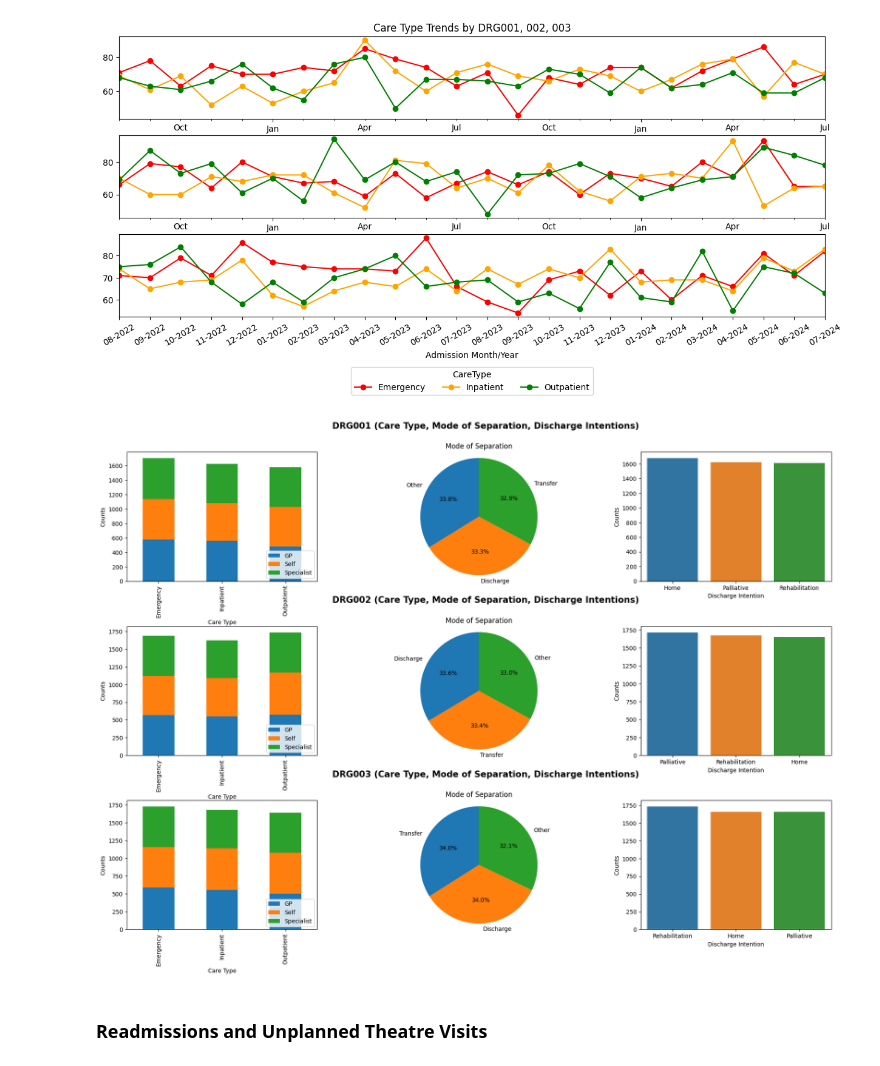
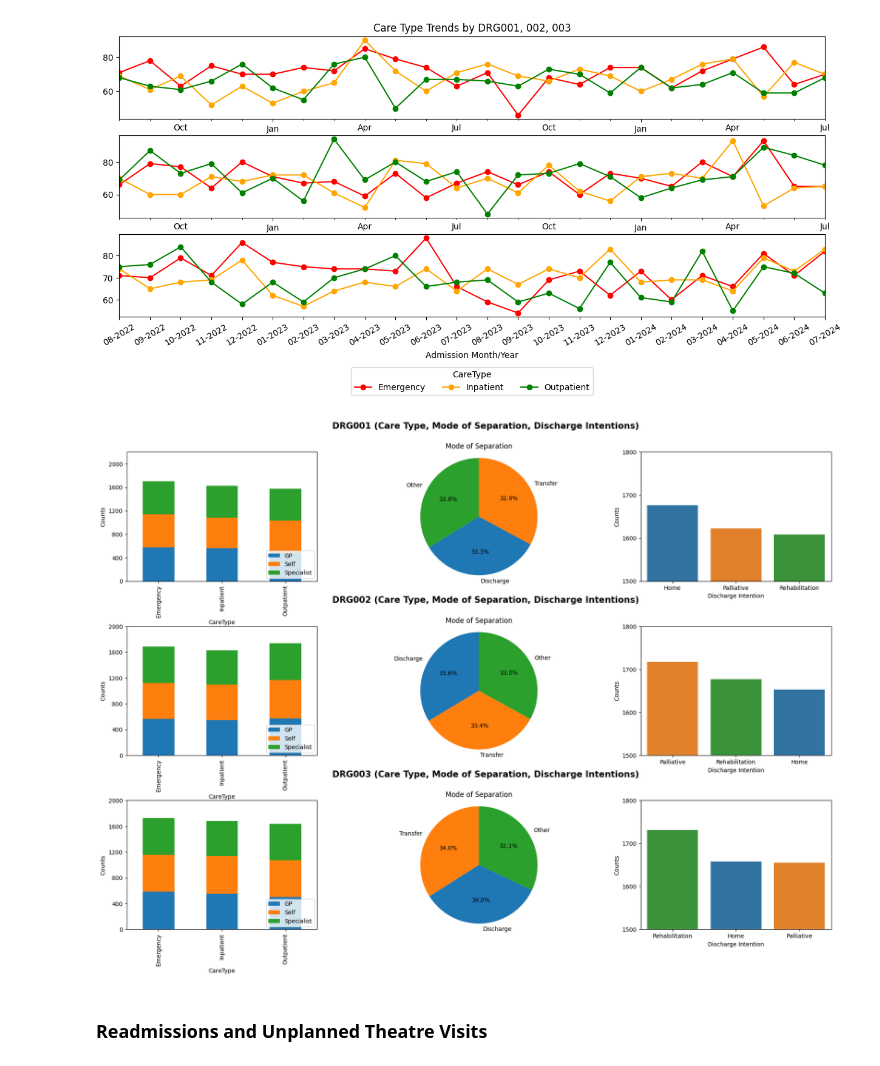
Before and after one commit to CharmaineCSM/DS_Technical, a Jupyter notebook: DS_Technical/main.ipynb, the cells around one changed output. Drawn from its saved outputs; the diff is of its cells as text; code cells hidden in the pictures.

Commit message:
Added fixes to chart visualisations

```diff
--- a/DS_Technical/main.ipynb
+++ b/DS_Technical/main.ipynb
@@ -236,6 +236,7 @@ mode_of_separation_counts3 = DRG003_data['ModeOfSeparation'].value_counts()
 discharge_intentions_counts3 = DRG003_data['DischargeIntention'].value_counts()
 # %%
 import seaborn as sns
+import matplotlib.ticker as mticker
 
 # Set up the figure and axes for the subplots
 fig = plt.figure(figsize=(22,15))
@@ -251,25 +252,45 @@ ax6 = fig.add_subplot(gs[2, 0])
 ax7 = fig.add_subplot(gs[2, 1])
 ax8 = fig.add_subplot(gs[2, 2])
 
+# Define color mapping
+discharges_color_mapping = {
+    'Home': '#1f77b4',
+    'Palliative': '#ff7f0e',
+    'Rehabilitation': '#2ca02c'
+}
+
+separations_color_mapping = {
+    'Discharge': '#1f77b4',
+    'Transfer': '#ff7f0e',
+    'Other': '#2ca02c'
+}
+
 # DRG001
 # Stacked Bar Chart for Care Type
 pivot_table1 = caretype_counts1.pivot_table(values='counts', index='CareType', columns='SourceOfReferral', fill_value=0)
 pivot_table1.plot(kind='bar', stacked=True, ax=ax0)
 
 ax0.set_ylabel('Counts')
-ax0.set_xlabel('Care Type')
 ax0.legend(loc='lower right')
+ax0.set_ylim(0, 2200)
+
+# Adjust the y-axis tick interval
+tick_interval = 400
+ax0.yaxis.set_major_locator(mticker.MultipleLocator(tick_interval))
 
 # Pie Chart for Mode of Separation
-ax1.pie(mode_of_separation_counts1, labels=mode_of_separation_counts1.index, autopct='%1.1f%%', startangle=90)
+ax1.pie(mode_of_separation_counts1, labels=mode_of_separation_counts1.index, autopct='%1.1f%%', startangle=90,
+colors=[separations_color_mapping[label] for label in mode_of_separation_counts1.index])
 ax1.axis('equal')  # Equal aspect ratio ensures that pie chart is circular
 ax1.set_title('Mode of Separation')
 ax1.text(-2.5, 1.5, 'DRG001 (Care Type, Mode of Separation, Discharge Intentions)', fontsize= 15, fontweight='bold')
 
 # Bar Chart for Discharge Intentions
-sns.barplot(x=discharge_intentions_counts1.index, y=discharge_intentions_counts1.values,  hue=discharge_intentions_counts1.index, ax=ax2)
+sns.barplot(x=discharge_intentions_counts1.index, y=discharge_intentions_counts1.values,  hue=discharge_intentions_counts1.index, palette=discharges_color_mapping, ax=ax2)
+ax2.set_xlabel('Discharge Intention')
 ax2.set_ylabel('Counts')
-ax2.set_xlabel('Discharge Intention')
+ax2.set_ylim(1500, 1800)
+ax2.yaxis.set_major_locator(mticker.MultipleLocator(100))
 
 # DRG002
 # Stacked Bar Chart for Care Type
@@ -277,45 +298,56 @@ pivot_table2 = caretype_counts2.pivot_table(values='counts', index='CareType', c
 pivot_table2.plot(kind='bar', stacked=True, ax=ax3)
 
 ax3.set_ylabel('Counts')
-ax3.set_xlabel('Care Type')
 ax3.legend(loc='lower right')
+ax3.set_ylim(0, 2000)
+
+# Adjust the y-axis tick interval
+tick_interval = 400
+ax3.yaxis.set_major_locator(mticker.MultipleLocator(tick_interval))
 
 # Pie Chart for Mode of Separation
-ax4.pie(mode_of_separation_counts2, labels=mode_of_separation_counts2.index, autopct='%1.1f%%', startangle=90)
+ax4.pie(mode_of_separation_counts2, labels=mode_of_separation_counts2.index, autopct='%1.1f%%', startangle=90, colors=[separations_color_mapping[label] for label in mode_of_separation_counts2.index])
 ax4.axis('equal')  # Equal aspect ratio ensures that pie chart is circular
 ax4.set_title('Mode of Separation')
 ax4.text(-2.5, 1.5, 'DRG002 (Care Type, Mode of Separation, Discharge Intentions)', fontsize= 15, fontweight='bold')
 
 # Bar Chart for Discharge Intentions
-sns.barplot(x=discharge_intentions_counts2.index, y=discharge_intentions_counts2.values, hue=discharge_intentions_counts2.index, ax=ax5)
+sns.barplot(x=discharge_intentions_counts2.index, y=discharge_intentions_counts2.values, hue=discharge_intentions_counts2.index, palette=discharges_color_mapping, ax=ax5)
+ax5.set_xlabel('Discharge Intention')
 ax5.set_ylabel('Counts')
-ax5.set_xlabel('Discharge Intention')
-
+ax5.set_ylim(1500, 1800)
+ax5.yaxis.set_major_locator(mticker.MultipleLocator(100))
 
 # DRG003
 # Stacked Bar Chart for Care Type
 pivot_table3 = caretype_counts3.pivot_table(values='counts', index='CareType', columns='SourceOfReferral', fill_value=0)
 pivot_table3.plot(kind='bar', stacked=True, ax=ax6)
 
 ax6.set_ylabel('Counts')
-ax6.set_xlabel('Care Type')
 ax6.legend(loc='lower right')
+ax6.set_ylim(0, 2000)
+
+# Adjust the y-axis tick interval
+tick_interval = 400
+ax6.yaxis.set_major_locator(mticker.MultipleLocator(tick_interval))
 
 # Pie Chart for Mode of Separation
-ax7.pie(mode_of_separation_counts3, labels=mode_of_separation_counts3.index, autopct='%1.1f%%', startangle=90)
+ax7.pie(mode_of_separation_counts3, labels=mode_of_separation_counts3.index, autopct='%1.1f%%', startangle=90, colors=[separations_color_mapping[label] for label in mode_of_separation_counts3.index])
 ax7.axis('equal')  # Equal aspect ratio ensures that pie chart is circular
 ax7.set_title('Mode of Separation')
 ax7.text(-2.5, 1.5, 'DRG003 (Care Type, Mode of Separation, Discharge Intentions)', fontsize= 15, fontweight='bold')
 
 # Bar Chart for Discharge Intentions
-sns.barplot(x=discharge_intentions_counts3.index, y=discharge_intentions_counts3.values, hue=discharge_intentions_counts3.index, ax=ax8)
+sns.barplot(x=discharge_intentions_counts3.index, y=discharge_intentions_counts3.values, hue=discharge_intentions_counts3.index, palette=discharges_color_mapping, ax=ax8)
+ax8.set_xlabel('Discharge Intention')
 ax8.set_ylabel('Counts')
-ax8.set_xlabel('Discharge Intention')
+ax8.set_ylim(1500, 1800)
+ax8.yaxis.set_major_locator(mticker.MultipleLocator(100))
 
 # Show the plot
 plt.show()
 # %% [output]
-[figure, old version]
+[figure, new version]
 # %% [markdown]
 ### Readmissions and Unplanned Theatre Visits
 # %%
```
Also changed, not shown: 1 other file.
